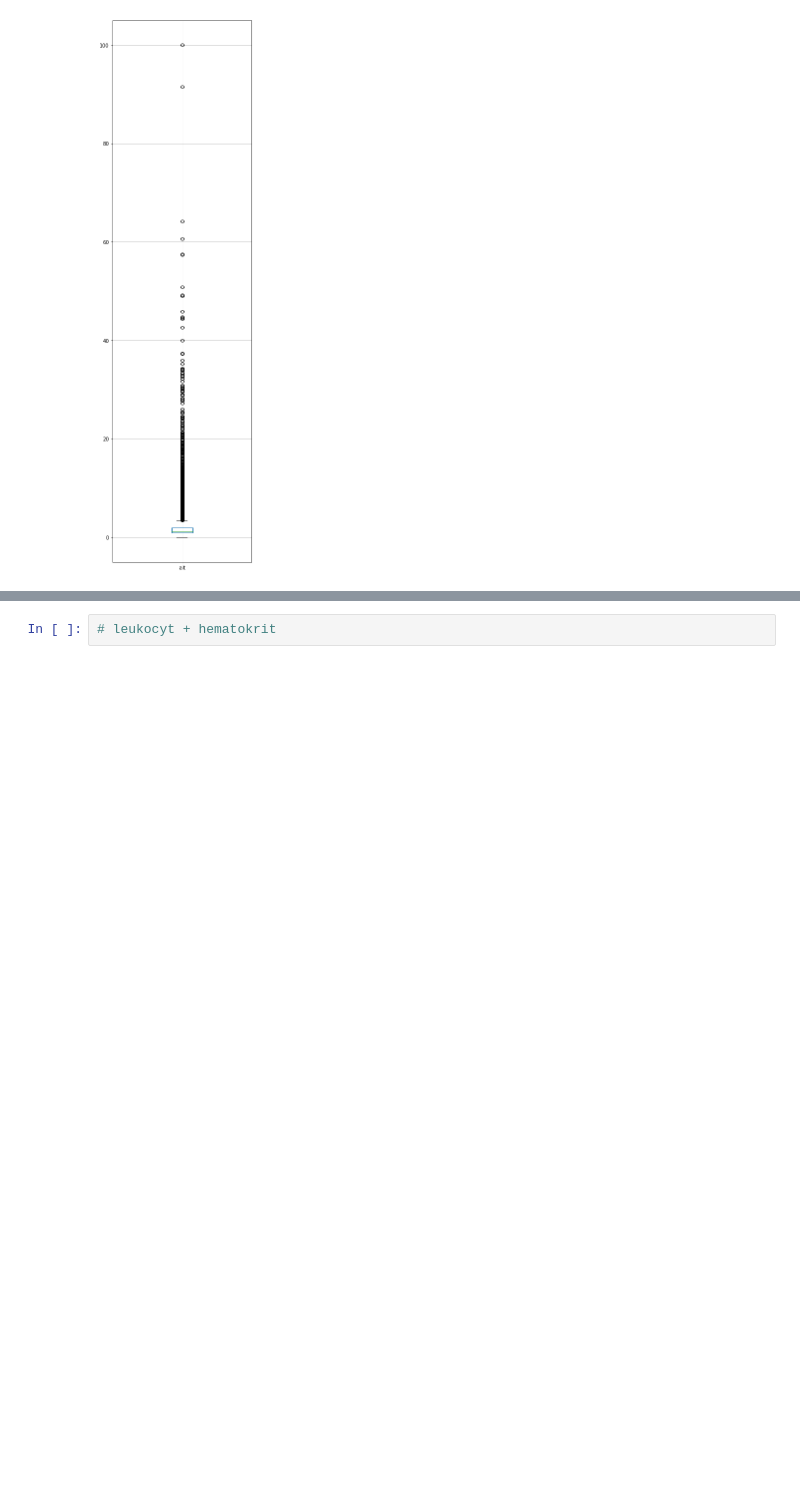
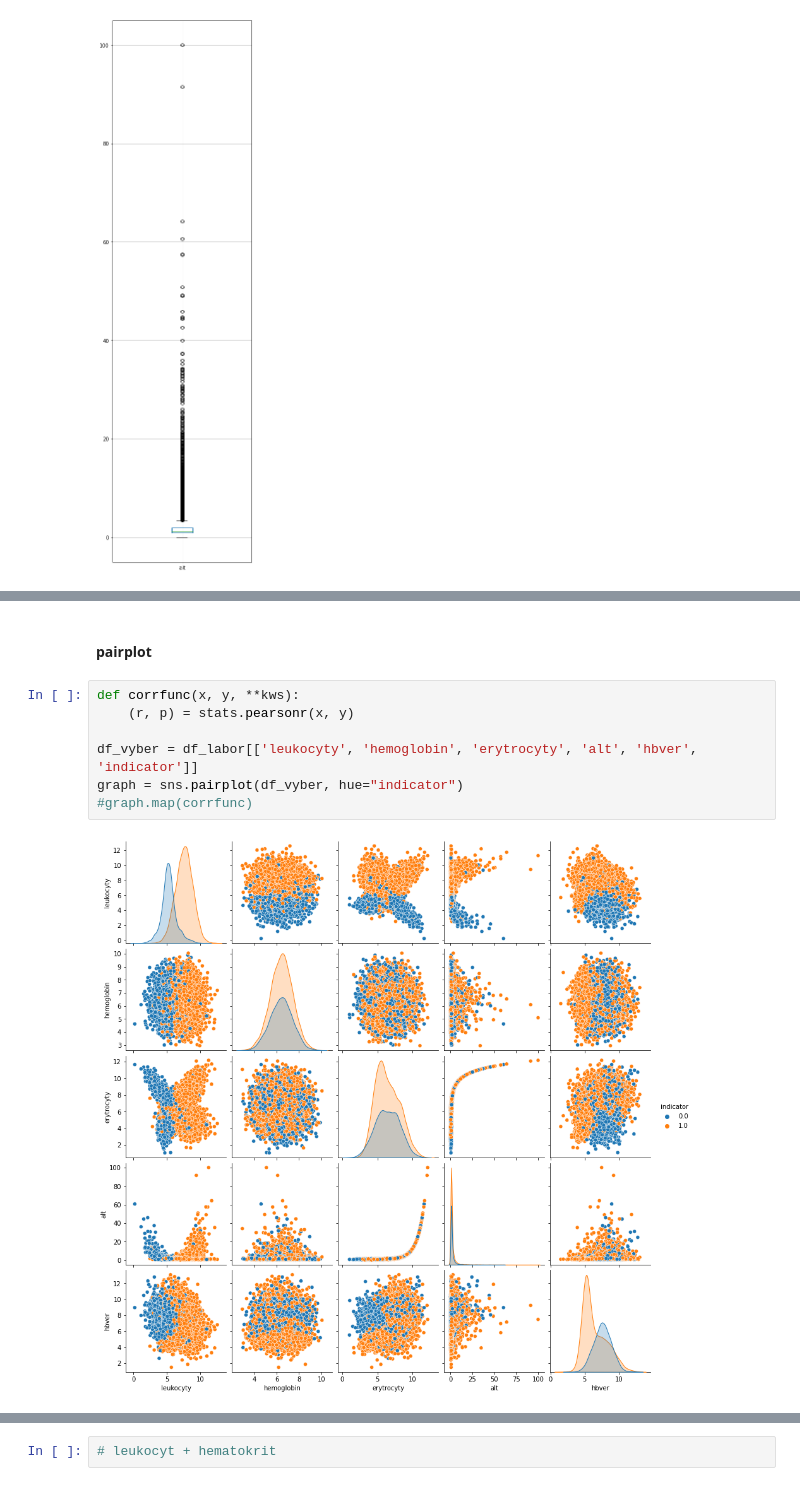
Before and after one commit to Matovic/Chronic-Lymphocytic-Leukemia, a Jupyter notebook: 1-EDA.ipynb, the cells around one changed output, grey strips where cells are left out. Drawn from its saved outputs; the diff is of its cells as text; blank space fills up the shorter version.

```diff
--- a/1-EDA.ipynb
+++ b/1-EDA.ipynb
@@ -363,0 +375,11 @@ df_labor.boxplot("alt", figsize=(5,20))
+# %% [markdown]
+#### pairplot
+# %%
+def corrfunc(x, y, **kws):
+    (r, p) = stats.pearsonr(x, y)
+
+df_vyber = df_labor[['leukocyty', 'hemoglobin', 'erytrocyty', 'alt', 'hbver', 'indicator']]
+graph = sns.pairplot(df_vyber, hue="indicator")
+#graph.map(corrfunc)
+# %% [output]
+[figure, added]
```
Also changed, not shown: parts of 16 cells of this notebook.
